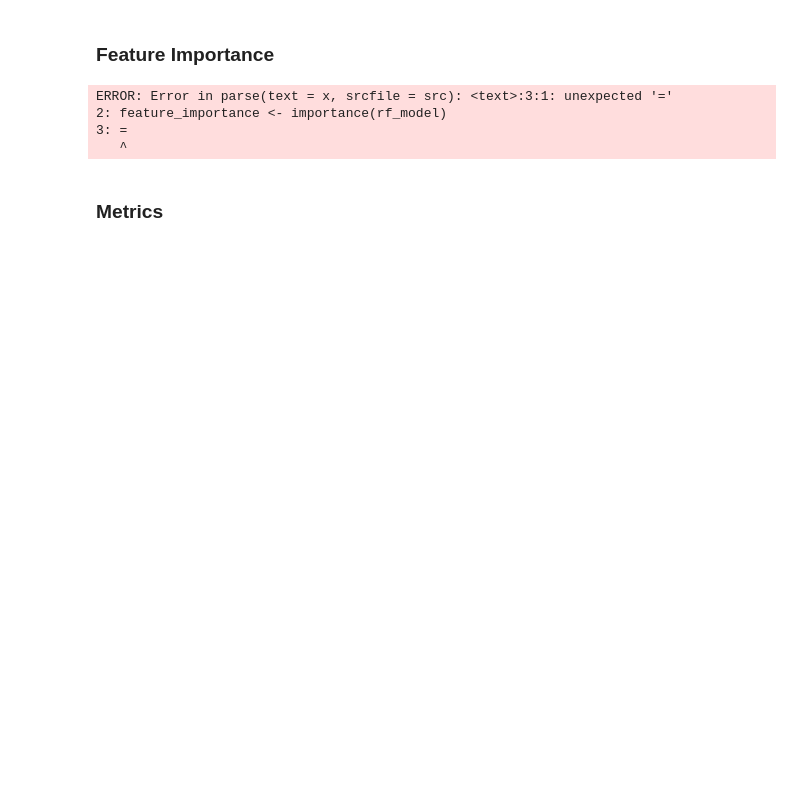
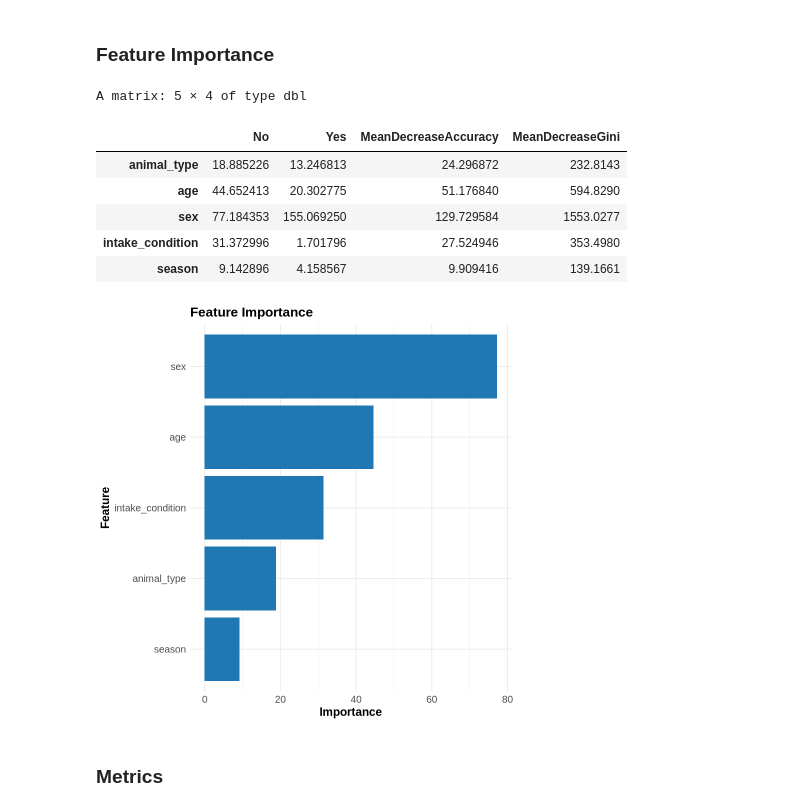
Before and after one commit to DSCI-310-2025/dsci-310-group-01, a Jupyter notebook: analysis.ipynb, the cells around one changed output. Drawn from its saved outputs; the diff is of its cells as text; code cells hidden in the pictures; blank space fills up the shorter version.

```diff
--- a/analysis.ipynb
+++ b/analysis.ipynb
@@ -681,30 +665,34 @@ Table: Confusion Matrix
 # %%
 importance(rf_model)
 feature_importance <- importance(rf_model)
-=
+
 feature_importance_df <- data.frame(
   Feature = rownames(feature_importance),
   Importance = feature_importance[, 1]  # Use the importance values
 )
-=
+
 library(ggplot2)
 
 ggplot(feature_importance_df, aes(x = reorder(Feature, Importance), y = Importance)) +
   geom_bar(stat = "identity", fill = "#1f77b4") +
   coord_flip() +  # Flip the bars for better readability
   labs(title = "Feature Importance", x = "Feature", y = "Importance") +
   theme_minimal() +
   theme(
     axis.text.x = element_text(size = 12),
     axis.text.y = element_text(size = 12),
     axis.title = element_text(size = 14, face = "bold"),
     plot.title = element_text(size = 16, face = "bold")
   )
 # %% [output]
-ERROR: Error in parse(text = x, srcfile = src): <text>:3:1: unexpected '='
-2: feature_importance <- importance(rf_model)
-3: =
-   ^
+A matrix: 5 × 4 of type dbl
+|  | No | Yes | MeanDecreaseAccuracy | MeanDecreaseGini |
+| animal_type | 18.885226 | 13.246813 | 24.296872 | 232.8143 |
+| age | 44.652413 | 20.302775 | 51.176840 | 594.8290 |
+| sex | 77.184353 | 155.069250 | 129.729584 | 1553.0277 |
+| intake_condition | 31.372996 | 1.701796 | 27.524946 | 353.4980 |
+| season | 9.142896 | 4.158567 | 9.909416 | 139.1661 |
+[figure, added]
 # %% [markdown]
 ### Metrics
 # %%
```
Also changed, not shown: parts of 14 cells of this notebook, 1 other file.
